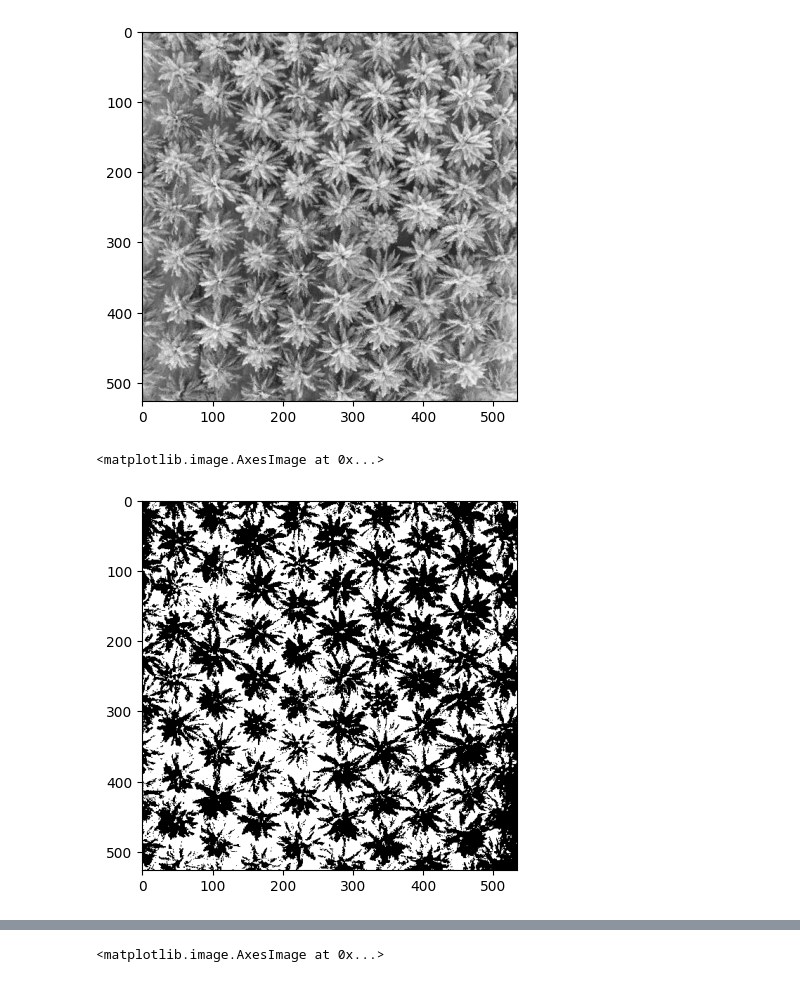
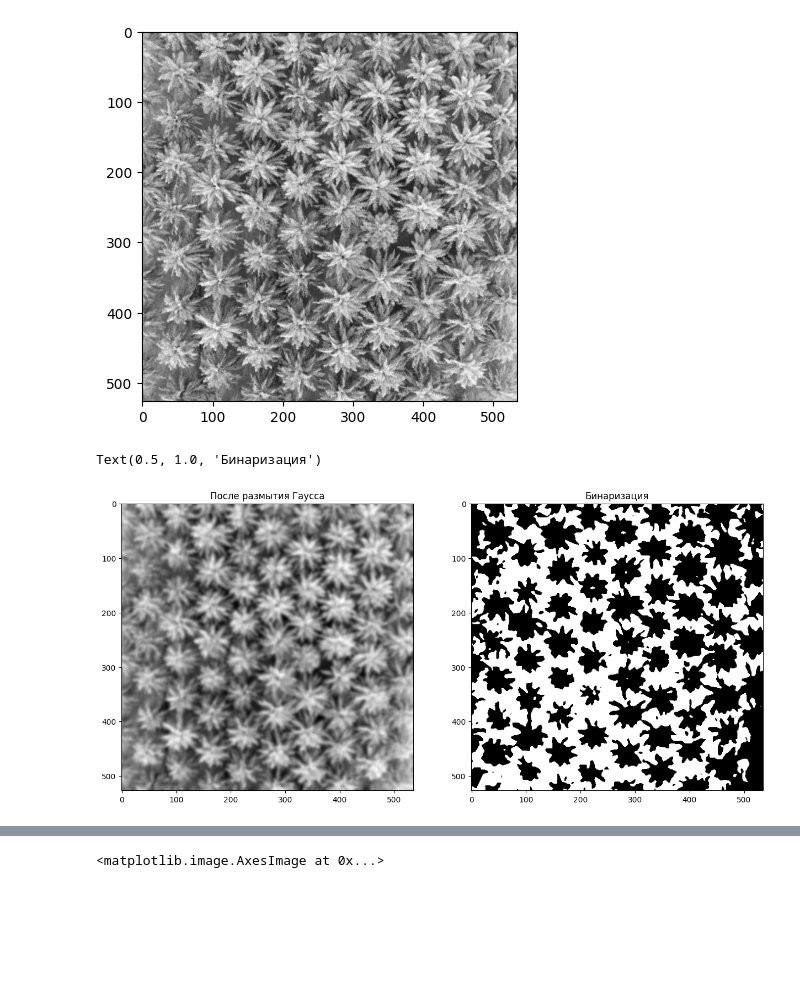
Before and after one commit to RdtyWorldd/UNN_image_processing, a Jupyter notebook: practice_4/home_work.ipynb, the cells around one changed output, grey strips where cells are left out. Drawn from its saved outputs; the diff is of its cells as text; code cells hidden in the pictures; blank space fills up the shorter version.

```diff
--- a/practice_4/home_work.ipynb
+++ b/practice_4/home_work.ipynb
@@ -72,12 +73,20 @@ plt.imshow(image_gray, cmap = "gray")
 <matplotlib.image.AxesImage at 0x...>
 [figure]
 # %%
-ret, thresh = cv2.threshold(image_gray,0,255, cv2.THRESH_BINARY_INV+cv2.THRESH_OTSU)
+blurred = cv2.GaussianBlur(image_gray, (13, 13), 0)
+ret, thresh = cv2.threshold(blurred, 0, 255, cv2.THRESH_BINARY_INV + cv2.THRESH_OTSU)
 # %%
-plt.imshow(thresh, cmap="gray")
+plt.figure(figsize=(15, 10))
+plt.subplot(1, 2, 1)
+plt.imshow(blurred, cmap='gray')
+plt.title('После размытия Гаусса')
+
+plt.subplot(1, 2, 2)
+plt.imshow(thresh, cmap='gray')
+plt.title('Бинаризация')
 # %% [output]
-<matplotlib.image.AxesImage at 0x...>
+Text(0.5, 1.0, 'Бинаризация')
-[figure, old version]
+[figure, new version]
 # %%
 dist = cv2.distanceTransform(thresh, cv2.DIST_L2, 5)
 plt.imshow(dist, cmap="gray")
```
Also changed, not shown: parts of 12 cells of this notebook.
